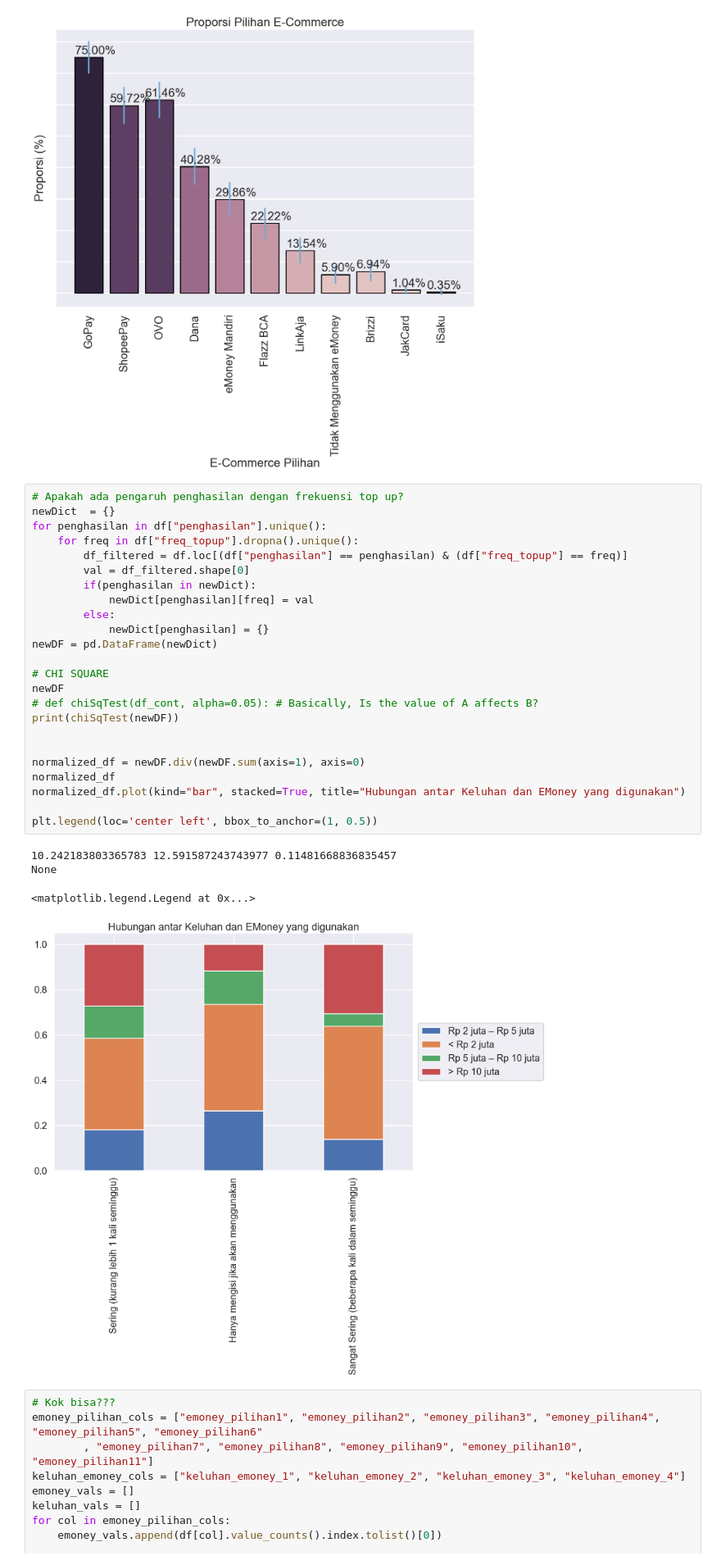
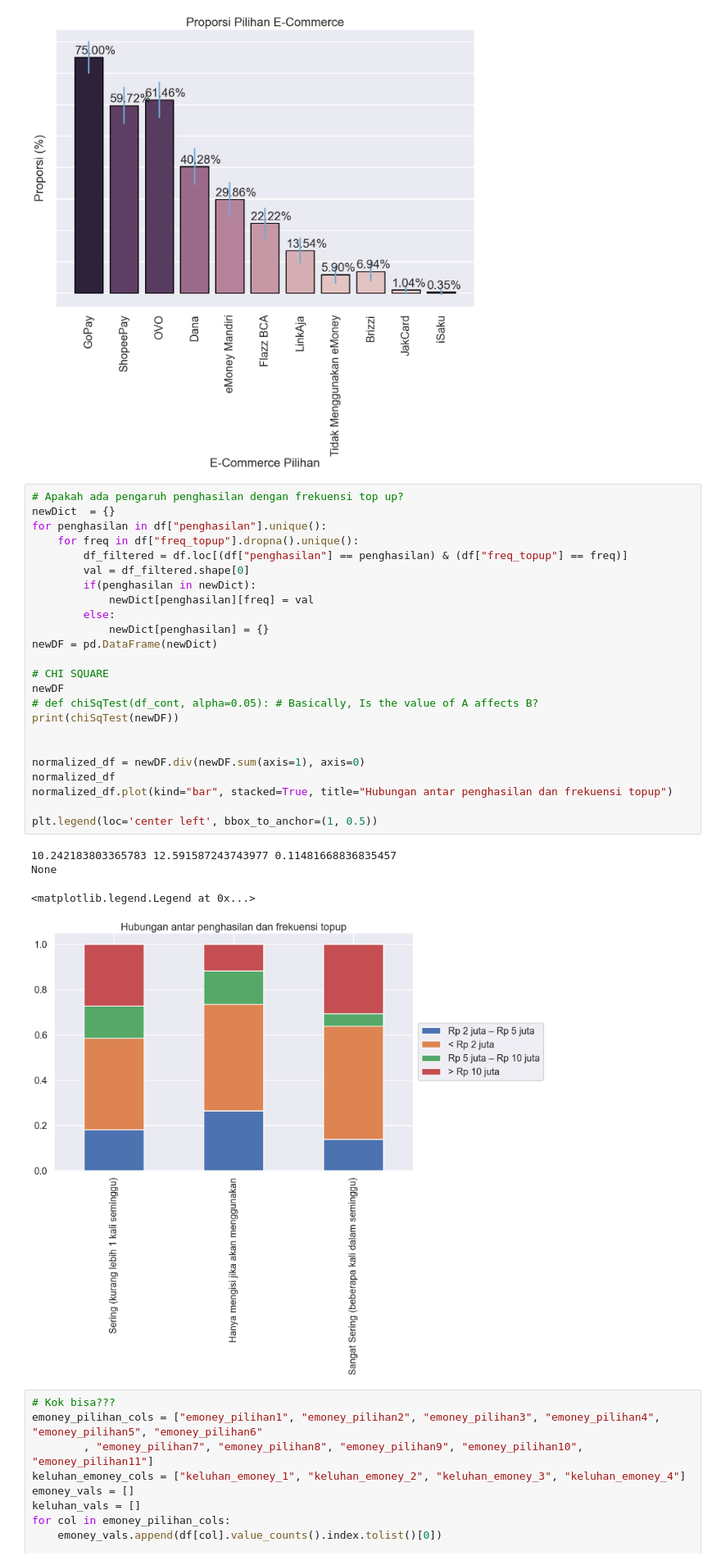
Before and after one commit to goldwinsonick/tubes-probstat-2023, a Jupyter notebook: scripts/02_Data Analysis.ipynb, the cells around one changed output. Shown at 82% size. Drawn from its saved outputs; the diff is of its cells as text.

```diff
--- a/scripts/02_Data Analysis.ipynb
+++ b/scripts/02_Data Analysis.ipynb
@@ -253,32 +263,32 @@ z =  1.959963984540054
 # %%
 # Apakah ada pengaruh penghasilan dengan frekuensi top up?
 newDict  = {}
 for penghasilan in df["penghasilan"].unique():
     for freq in df["freq_topup"].dropna().unique():
         df_filtered = df.loc[(df["penghasilan"] == penghasilan) & (df["freq_topup"] == freq)]
         val = df_filtered.shape[0]
         if(penghasilan in newDict):
             newDict[penghasilan][freq] = val
         else:
             newDict[penghasilan] = {}
 newDF = pd.DataFrame(newDict)
 
 # CHI SQUARE
 newDF
 # def chiSqTest(df_cont, alpha=0.05): # Basically, Is the value of A affects B?
 print(chiSqTest(newDF))
 
 
 normalized_df = newDF.div(newDF.sum(axis=1), axis=0)
 normalized_df
-normalized_df.plot(kind="bar", stacked=True, title="Hubungan antar Keluhan dan EMoney yang digunakan")
+normalized_df.plot(kind="bar", stacked=True, title="Hubungan antar penghasilan dan frekuensi topup")
 
 plt.legend(loc='center left', bbox_to_anchor=(1, 0.5))
 # %% [output]
 10.242183803365783 12.591587243743977 0.11481668836835457
 None
 <matplotlib.legend.Legend at 0x...>
-[figure, old version]
+[figure, new version]
 # %%
 # Kok bisa???
 emoney_pilihan_cols = ["emoney_pilihan1", "emoney_pilihan2", "emoney_pilihan3", "emoney_pilihan4", "emoney_pilihan5", "emoney_pilihan6"
```
Also changed, not shown: parts of 3 cells of this notebook, 43 other files.
